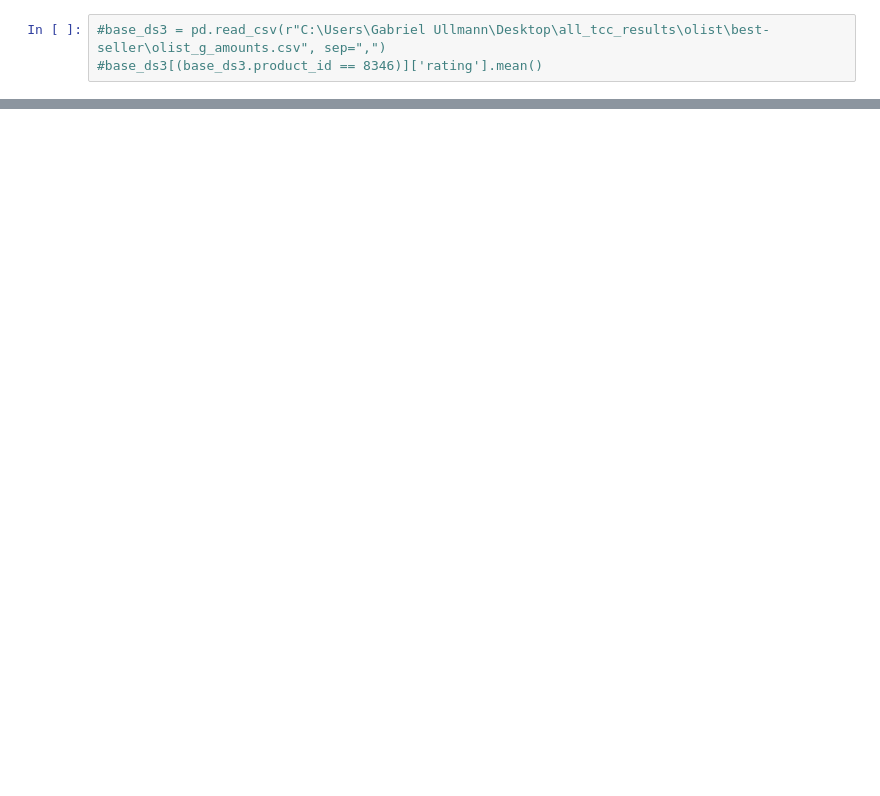
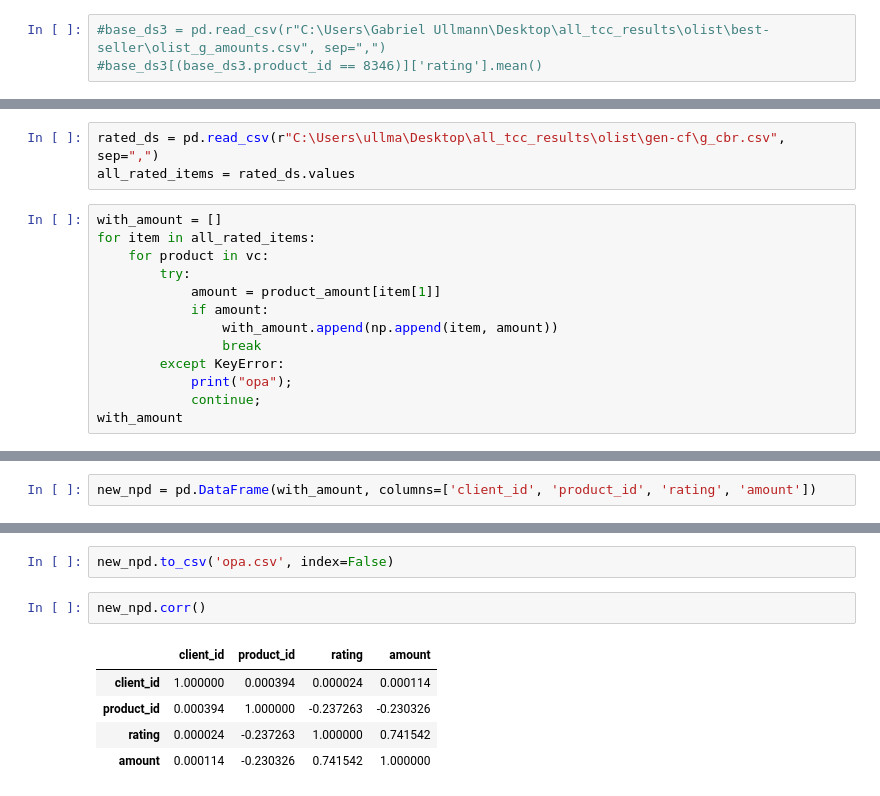
Before and after one commit to nkinesis/tcc-gabriel, a Jupyter notebook: src/analyse_results/checking_debugging.ipynb, the cells around one changed output, grey strips where cells are left out. Cells and saved outputs as stored; diff of their text form; blank space fills up the shorter version.

```diff
--- a/src/analyse_results/checking_debugging.ipynb
+++ b/src/analyse_results/checking_debugging.ipynb
@@ -105,0 +83,16 @@ array([[   1, 2823],
+# %%
+rated_ds = pd.read_csv(r"C:\Users\ullma\Desktop\all_tcc_results\olist\gen-cf\g_cbr.csv", sep=",")
+all_rated_items = rated_ds.values
+# %%
+with_amount = []
+for item in all_rated_items:
+    for product in vc:
+        try:
+            amount = product_amount[item[1]]
+            if amount:
+                with_amount.append(np.append(item, amount))
+                break
+        except KeyError:
+            print("opa");
+            continue;
+with_amount
@@ -105,0 +117,2 @@ array([[   1, 2823],
+# %%
+new_npd = pd.DataFrame(with_amount, columns=['client_id', 'product_id', 'rating', 'amount'])
@@ -105,0 +135,10 @@ array([[   1, 2823],
+# %%
+new_npd.to_csv('opa.csv', index=False)
+# %%
+new_npd.corr()
+# %% [output]
+|  | client_id | product_id | rating | amount |
+| client_id | 1.000000 | 0.000394 | 0.000024 | 0.000114 |
+| product_id | 0.000394 | 1.000000 | -0.237263 | -0.230326 |
+| rating | 0.000024 | -0.237263 | 1.000000 | 0.741542 |
+| amount | 0.000114 | -0.230326 | 0.741542 | 1.000000 |
```
Also changed, not shown: parts of 9 cells of this notebook, 5 other files.
